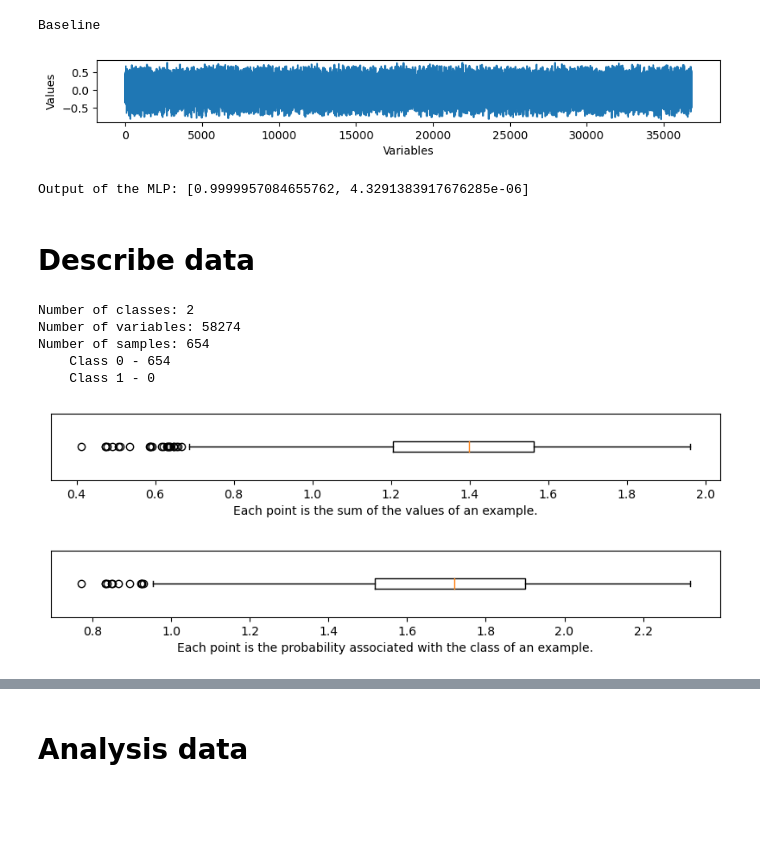
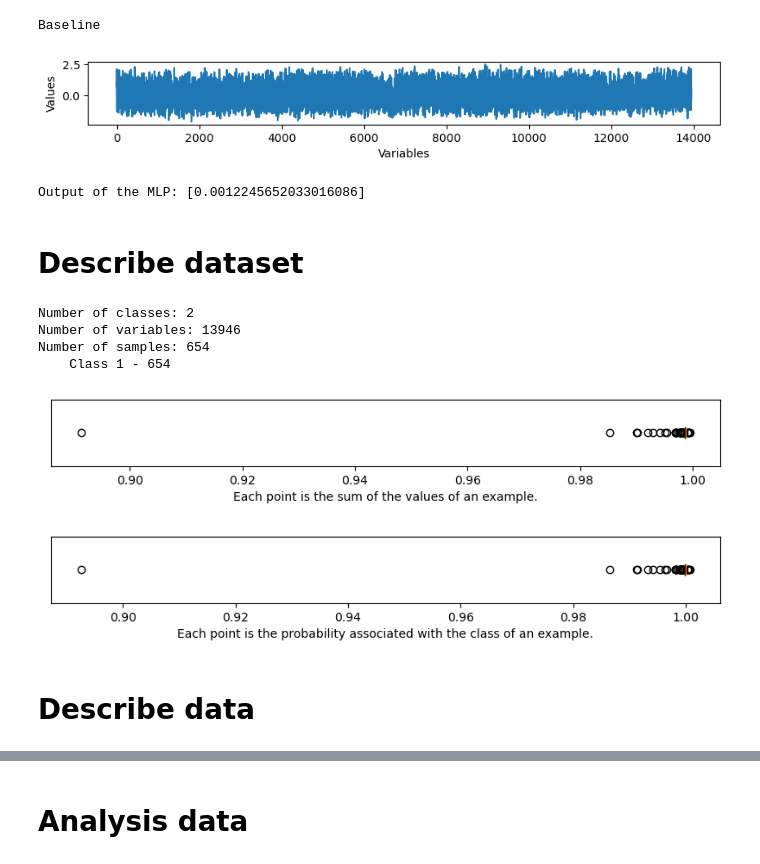
Before and after one commit to mbonto/XAI_in_genomics, a Jupyter notebook: Visualisation/visualise_explanations.ipynb, the cells around one changed output, grey strips where cells are left out. Cells and saved outputs as stored; diff of their text form; code cells hidden in the pictures; blank space fills up the shorter version.

```diff
--- a/Visualisation/visualise_explanations.ipynb
+++ b/Visualisation/visualise_explanations.ipynb
@@ -17,8 +17,7 @@ from clustering import *
 from XAI_method import *
 # %%
 # Arguments
-name = "ttg-all"
-normalize = True # False
+name = "BRCA"
 model_name = 'MLP'
 exp = 1
 XAI_method = "Integrated_Gradients" # "Expected_Gradients"
@@ -37,8 +31,7 @@ create_new_folder(os.path.join(save_path, "figures", set_name))
 # %%
 # Load explanations
 X, y_pred, y, class_name, feat_name, baseline, baseline_pred = load_attributions(XAI_method, save_path, set_name=set_name)
-if normalize:
-    X = transform_data(X, transform='divide_by_norm')
+feat_name = np.array(feat_name)
 # Only correctly classified examples are considered
 indices = np.argwhere(y_pred == y).reshape(-1)
 X = X[indices]
@@ -51,5 +44,5 @@ plot_random_signals(baseline, [0], n_sample_per_class=1, n_variable=baseline.sha
 print(f"Output of the {model_name}: {baseline_pred}")
 # %% [output]
 Baseline
-[figure, old version]
+[figure, new version]
-Output of the MLP: [0.9999957084655762, 4.3291383917676285e-06]
+Output of the MLP: [0.0012245652033016086]
@@ -56,16 +52,15 @@ Output of the MLP: [0.9999957084655762, 4.3291383917676285e-06]
 # %% [markdown]
-# Describe data
+# Describe dataset
 # %%
 n_class = len(class_name)
 print(f"Number of classes: {n_class}\nNumber of variables: {X.shape[1]}\nNumber of samples: {X.shape[0]}")
-for c in range(n_class):
+for c in studied_class:
     print(f"    Class {c} - {np.sum(y==c)}")
 # %% [output]
 Number of classes: 2
-Number of variables: 58274
+Number of variables: 13946
 Number of samples: 654
-    Class 0 - 654
-    Class 1 - 0
+    Class 1 - 654
 # %%
 plt.figure(figsize=(10, 1))
 plt.boxplot(np.round(np.sum(X, axis=1), 5), vert=False)
@@ -73,12 +68,17 @@ plt.yticks([])
 plt.xlabel("Each point is the sum of the values of an example.")
 plt.show()
 # %% [output]
-[figure, old version]
+[figure, new version]
 # %%
 plt.figure(figsize=(10, 1))
-plt.boxplot(np.round(np.sum(X, axis=1), 5) + np.array(baseline_pred)[y], vert=False)
+if n_class != 2:
+    plt.boxplot(np.round(np.sum(X, axis=1), 5) + np.array(baseline_pred)[y], vert=False)
+else:
+    plt.boxplot(np.round(np.sum(X, axis=1), 5) + np.array(baseline_pred), vert=False)
 plt.yticks([])
 plt.xlabel("Each point is the probability associated with the class of an example.")
 plt.show()
 # %% [output]
-[figure, old version]
+[figure, new version]
+# %% [markdown]
+# Describe data
```
Also changed, not shown: parts of 35 cells of this notebook, 43 other files.
